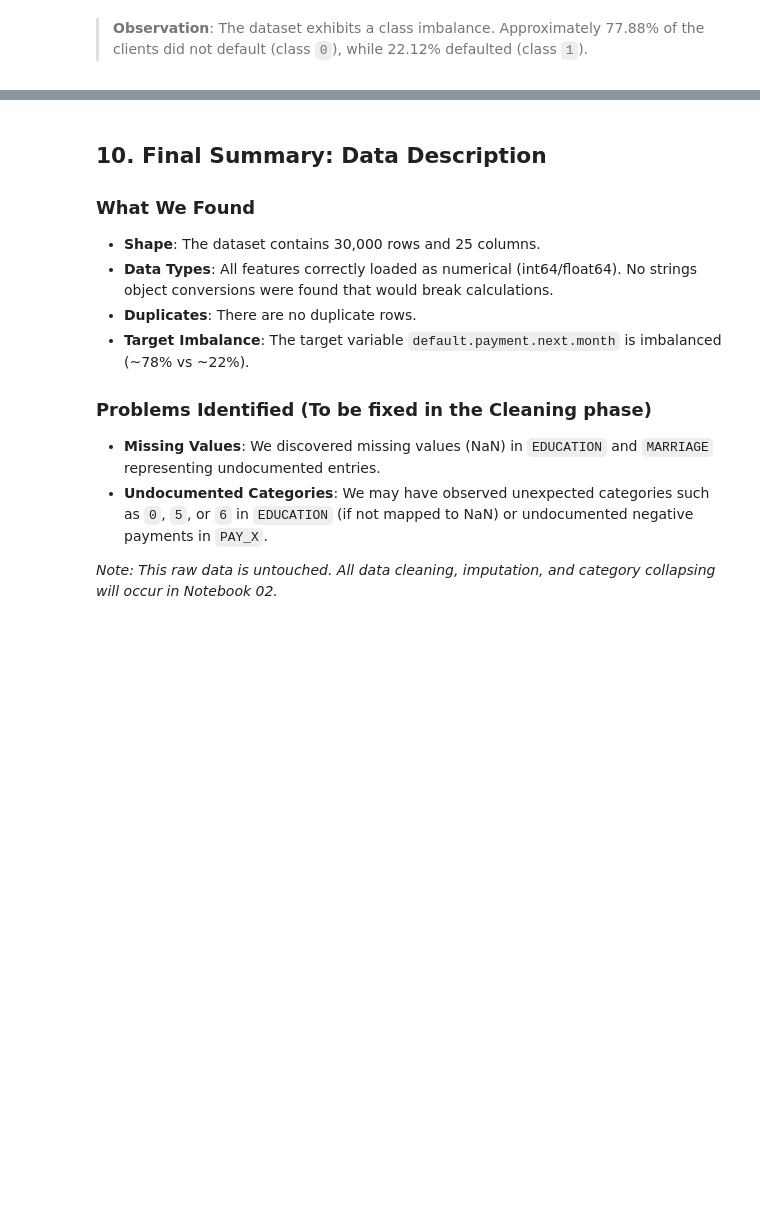
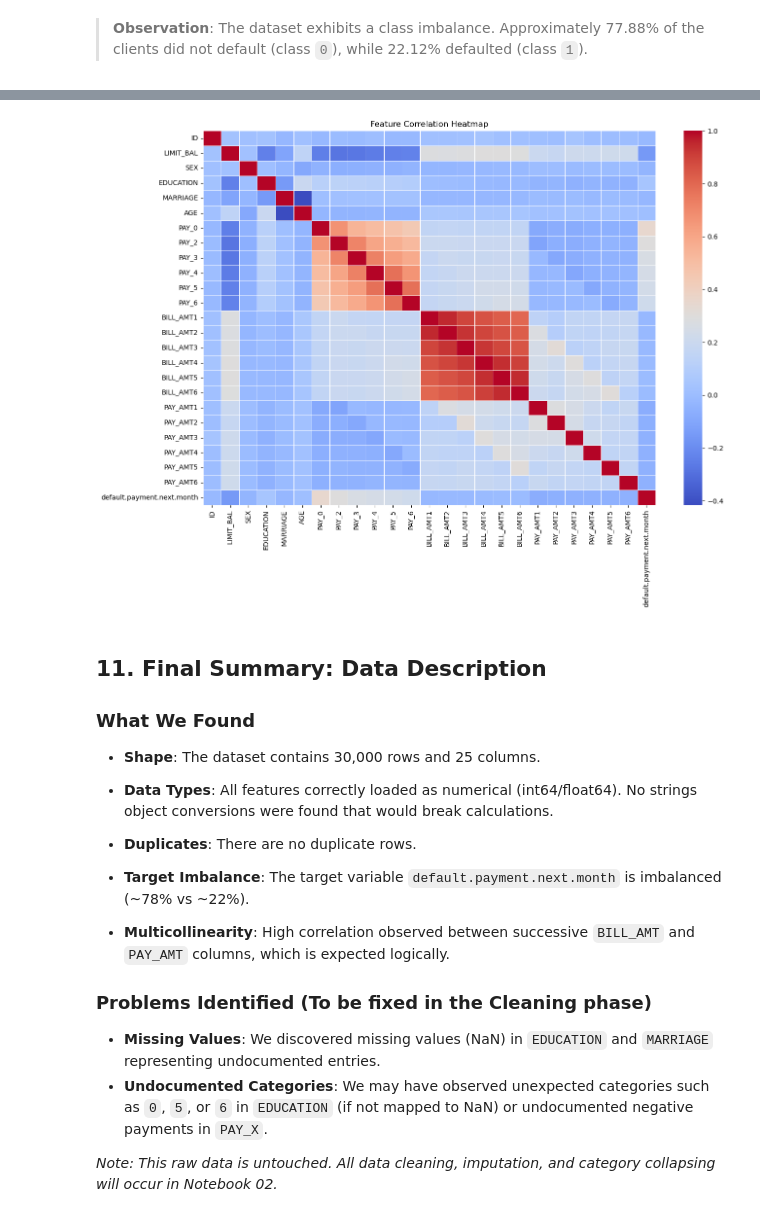
Before and after one commit to mrstrange1708/SectionD_G-3_UCI_Credit_Card., a Jupyter notebook: notebooks/01_extraction.ipynb, the cells around one changed output, grey strips where cells are left out. Cells and saved outputs as stored; diff of their text form; code cells hidden in the pictures; blank space fills up the shorter version.

```diff
--- a/notebooks/01_extraction.ipynb
+++ b/notebooks/01_extraction.ipynb
@@ -161,5 +173,12 @@ Name: proportion, dtype: float64
+# %%
+plt.figure(figsize=(15, 10))
+sns.heatmap(df.corr(), annot=False, cmap='coolwarm', linewidths=0.5)
+plt.title('Feature Correlation Heatmap')
+plt.show()
+# %% [output]
+[figure, added]
 # %% [markdown]
-## 10. Final Summary: Data Description
+## 11. Final Summary: Data Description
 
 ### What We Found
 - **Shape**: The dataset contains 30,000 rows and 25 columns.
@@ -167,6 +186,7 @@ Name: proportion, dtype: float64
 - **Duplicates**: There are no duplicate rows.
 - **Target Imbalance**: The target variable `default.payment.next.month` is imbalanced (~78% vs ~22%).
 
+- **Multicollinearity**: High correlation observed between successive `BILL_AMT` and `PAY_AMT` columns, which is expected logically.
 ### Problems Identified (To be fixed in the Cleaning phase)
 - **Missing Values**: We discovered missing values (NaN) in `EDUCATION` and `MARRIAGE` representing undocumented entries.
 - **Undocumented Categories**: We may have observed unexpected categories such as `0`, `5`, or `6` in `EDUCATION` (if not mapped to NaN) or undocumented negative payments in `PAY_X`.
```
Also changed, not shown: parts of 6 cells of this notebook, 2 other files.
